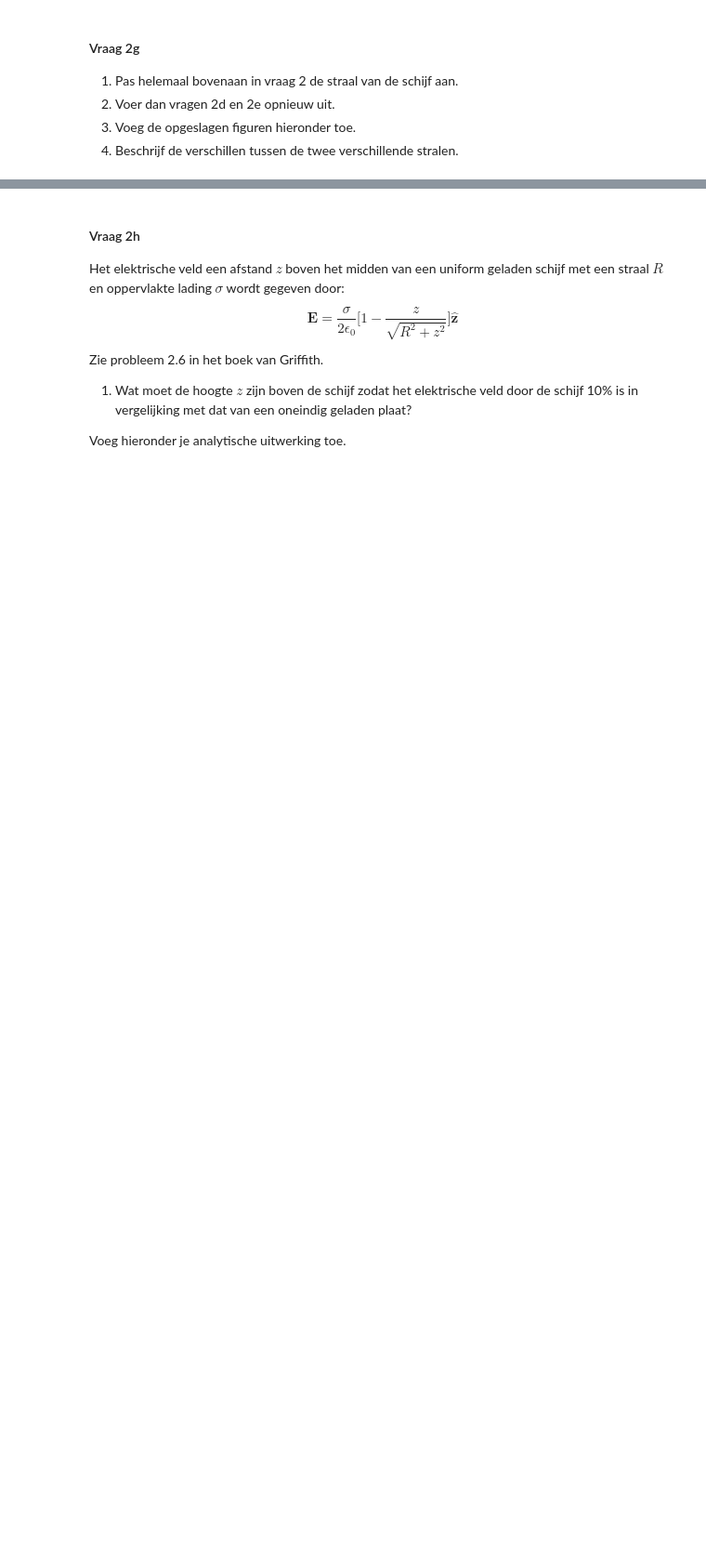
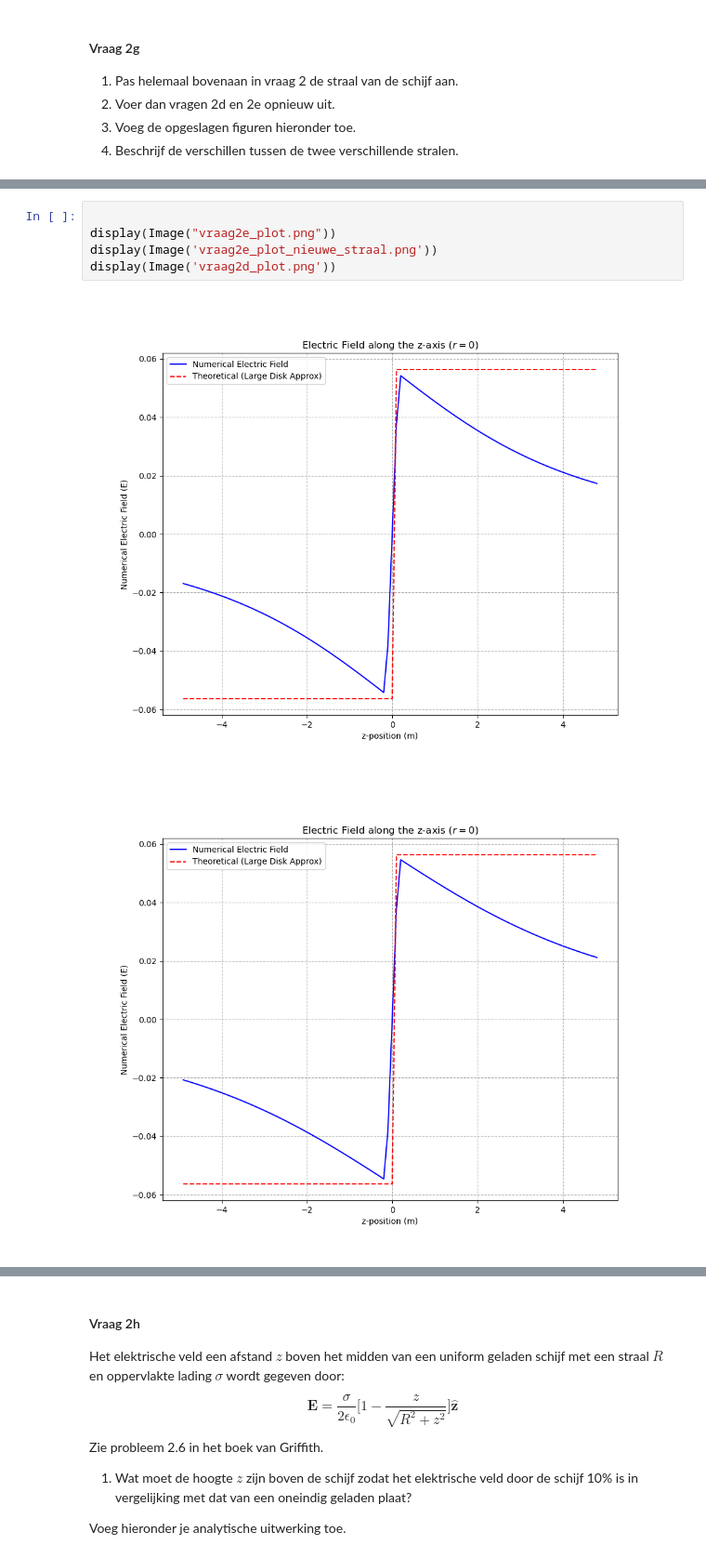
Before and after one commit to JohnSia1111/DEF-D-Doc, a Jupyter notebook: DigitaleOntwerpopdrachten/1CondensatorOpdracht/CondensatorOntwerpopdracht.ipynb, the cells around one changed output, grey strips where cells are left out. Shown at 93% size. Drawn from its saved outputs; the diff is of its cells as text; blank space fills up the shorter version.

```diff
--- a/DigitaleOntwerpopdrachten/1CondensatorOpdracht/CondensatorOntwerpopdracht.ipynb
+++ b/DigitaleOntwerpopdrachten/1CondensatorOpdracht/CondensatorOntwerpopdracht.ipynb
@@ -330,0 +359,8 @@ display(Image("folder-name/image-name"))
+# %%
+
+display(Image("vraag2e_plot.png"))
+display(Image('vraag2e_plot_nieuwe_straal.png'))
+display(Image('vraag2d_plot.png'))
+# %% [output]
+[figure, added]
+[figure, added]
```
Also changed, not shown: parts of 12 cells of this notebook, 5 other files.
